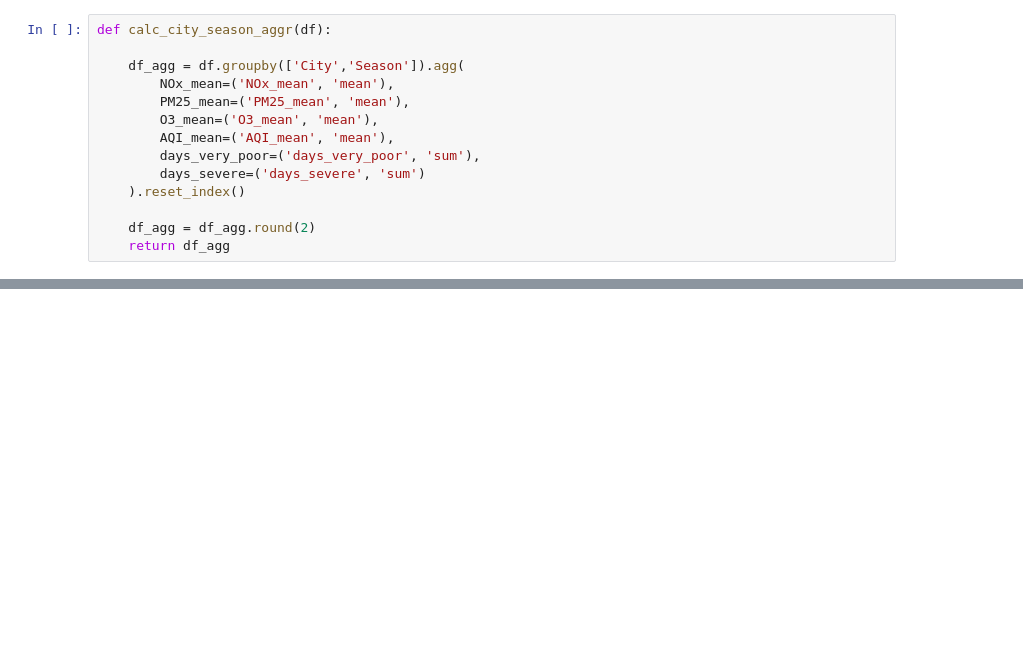
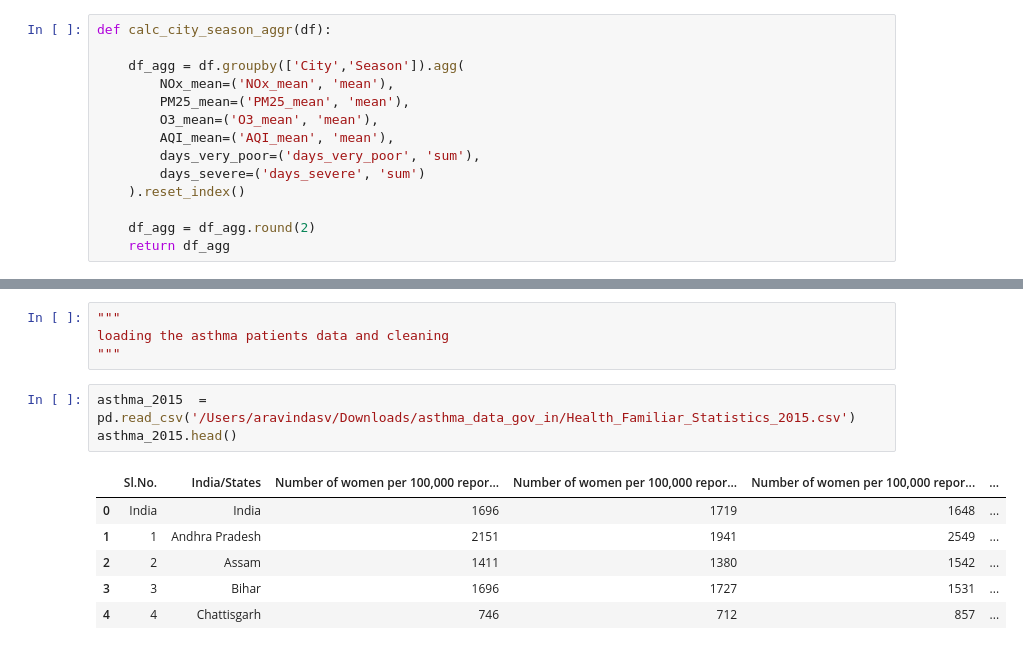
Before and after one commit to aravisv/asthma_aqi, a Jupyter notebook: asthma_aqi.ipynb, the cells around one changed output, grey strips where cells are left out. Cells and saved outputs as stored; diff of their text form; blank space fills up the shorter version.

```diff
--- a/asthma_aqi.ipynb
+++ b/asthma_aqi.ipynb
@@ -917,3 +923,17 @@ AQI_2017_season_agg
 | 44 | Visakhapatnam | Post-Monsoon | 5.84 | 32.96 | 47.73 | 72.37 | 0 | 0 |
 | 45 | Visakhapatnam | Summer | 22.72 | 39.39 | 15.78 | 92.30 | 0 | 0 |
 | 46 | Visakhapatnam | Winter | 35.06 | 74.79 | 59.44 | 154.95 | 1 | 0 |
+# %%
+"""
+loading the asthma patients data and cleaning
+"""
+# %%
+asthma_2015  = pd.read_csv('/Users/aravindasv/Downloads/asthma_data_gov_in/Health_Familiar_Statistics_2015.csv')
+asthma_2015.head()
+# %% [output]
+|  | Sl.No. | India/States | Number of women per 100,000 repor... | Number of women per 100,000 repor... | Number of women per 100,000 repor... | ... |
+| 0 | India | India | 1696 | 1719 | 1648 | ... |
+| 1 | 1 | Andhra Pradesh | 2151 | 1941 | 2549 | ... |
+| 2 | 2 | Assam | 1411 | 1380 | 1542 | ... |
+| 3 | 3 | Bihar | 1696 | 1727 | 1531 | ... |
+| 4 | 4 | Chattisgarh | 746 | 712 | 857 | ... |
```
Also changed, not shown: parts of 7 cells of this notebook, 1 other file.
